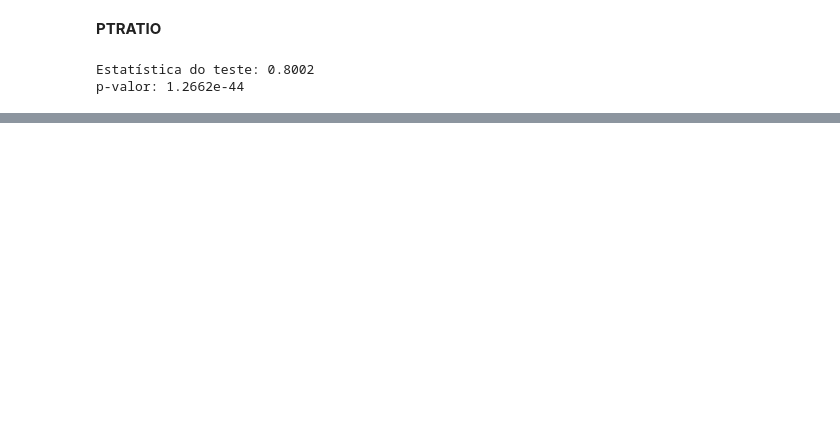
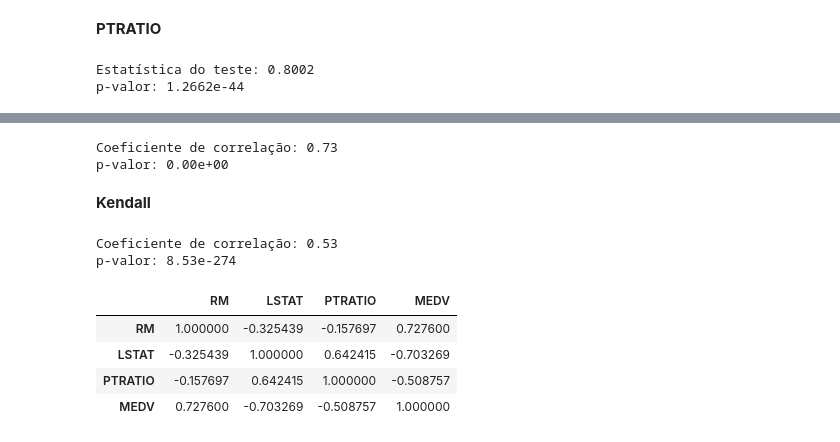
Before and after one commit to SisouDev/iaAlg, a Jupyter notebook: regression/linear.ipynb, the cells around one changed output, grey strips where cells are left out. Drawn from its saved outputs; the diff is of its cells as text; code cells hidden in the pictures; blank space fills up the shorter version.

```diff
--- a/regression/linear.ipynb
+++ b/regression/linear.ipynb
@@ -239,0 +302,25 @@ p-valor: 1.2662e-44
+# %%
+coef, p = stats.spearmanr(df.MEDV, df.RM)
+print('Coeficiente de correlação: {:.2f}'.format(coef))
+print('p-valor: {:.2e}'.format(p))
+# %% [output]
+Coeficiente de correlação: 0.73
+p-valor: 0.00e+00
+# %% [markdown]
+**Kendall**
+# %%
+coef, p = stats.kendalltau(df.MEDV, df.RM)
+print('Coeficiente de correlação: {:.2f}'.format(coef))
+print('p-valor: {:.2e}'.format(p))
+# %% [output]
+Coeficiente de correlação: 0.53
+p-valor: 8.53e-274
+# %%
+correlacoes = df.corr(method = 'spearman')
+correlacoes
+# %% [output]
+|  | RM | LSTAT | PTRATIO | MEDV |
+| RM | 1.000000 | -0.325439 | -0.157697 | 0.727600 |
+| LSTAT | -0.325439 | 1.000000 | 0.642415 | -0.703269 |
+| PTRATIO | -0.157697 | 0.642415 | 1.000000 | -0.508757 |
+| MEDV | 0.727600 | -0.703269 | -0.508757 | 1.000000 |
```
Also changed, not shown: parts of 50 cells of this notebook.
